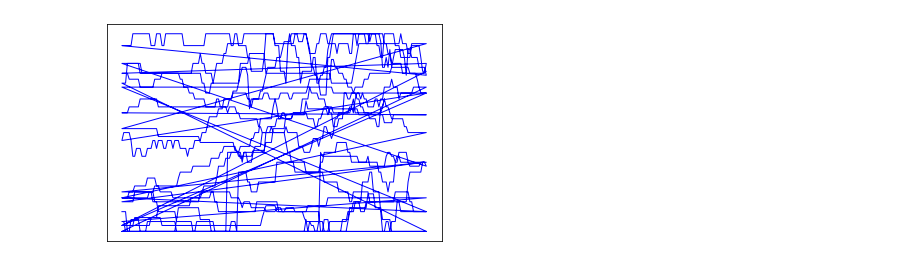
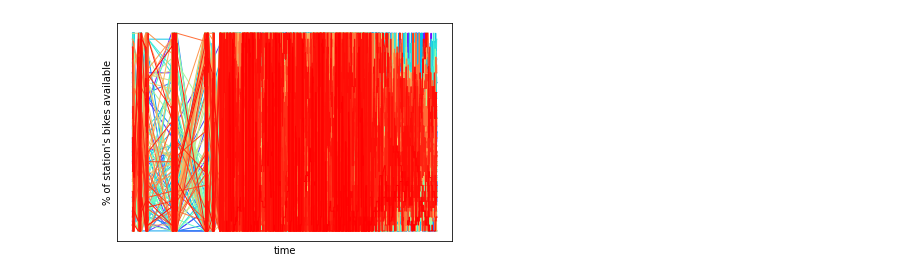
Before and after one commit to ConOLeary/Predicting_Bike_Distribution, a Jupyter notebook: linear_regression_approach.ipynb, the cells around one changed output. Cells and saved outputs as stored; diff of their text form; code cells hidden in the pictures.

Commit message:
generating graph of all data

```diff
--- a/linear_regression_approach.ipynb
+++ b/linear_regression_approach.ipynb
@@ -2,8 +2,10 @@
 import csv, sys
 import datetime
 import matplotlib.pyplot as plt
+import matplotlib.cm as cm
+import numpy as np
 
-INPUT_ROWS_LIMIT= 3000
+INPUT_ROWS_LIMIT= 100000000
 FILENAME= 'dublinbikes_2020_Q1.csv'
 MAX_STATION_ID= 117
 SECS_IN_5MIN= 300
@@ -67,14 +69,17 @@ with open(FILENAME, newline='') as f:
             percent_bikes_available.append(float("{:.2f}".format(float(row[6]) / float(row[4]))))
     except csv.Error as e:
         sys.exit('file {}, line {}: {}'.format(filename, reader.line_num, e))
-# %%
-# Plot outputs
-#plt.scatter(daily_epoch_time, percent_bikes_available,  color='black')
-plt.plot(epoch_time, percent_bikes_available, color='blue', linewidth=1)
-
-plt.xticks(())
-plt.yticks(())
-
-plt.show()
-# %% [output]
-[figure, removed]
+# %%
+colors= cm.rainbow(np.linspace(0, 1, len(station_vars)))
+for station, c in zip(station_vars, colors):
+    plt.plot(station.epoch_time, station.percent_bikes_available, color= c, linewidth=1)
+plt.ylabel('% of station\'s bikes available')
+plt.xlabel('time')
+plt.xticks(())
+plt.yticks(())
+
+plt.show()
+
+#plt.scatter(daily_epoch_time, percent_bikes_available,  color='black')
+# %% [output]
+[figure, added]
```
